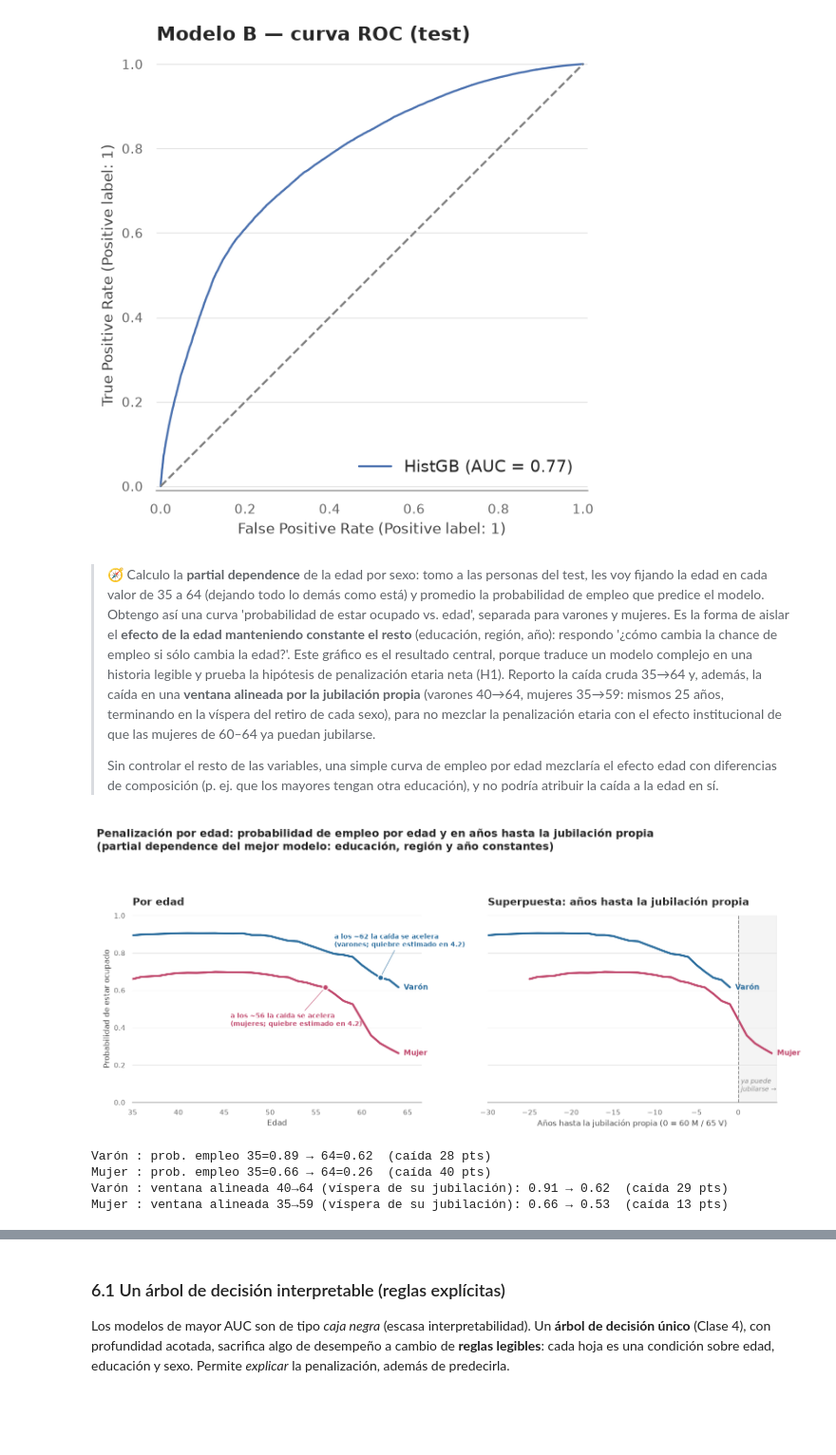
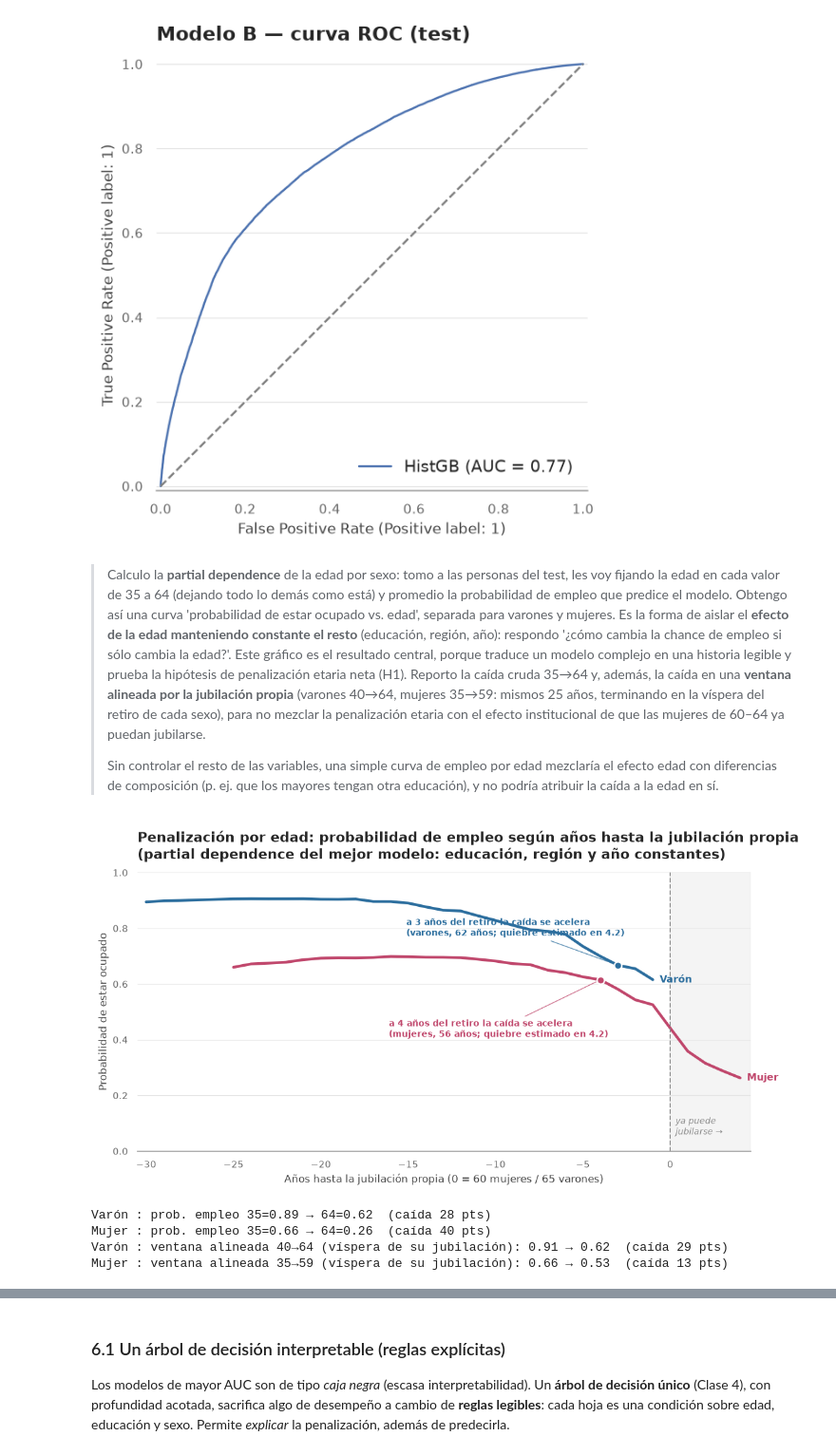
Before and after one commit to nmoguilner/ceia_add, a Jupyter notebook: ML FIUBA/notebooks/entrega.ipynb, the cells around one changed output, grey strips where cells are left out. Shown at 95% size. Cells and saved outputs as stored; diff of their text form; code cells hidden in the pictures; blank space fills up the shorter version.

```diff
--- a/ML FIUBA/notebooks/entrega.ipynb
+++ b/ML FIUBA/notebooks/entrega.ipynb
@@ -1336,57 +1297,52 @@ ROC-AUC en TEST: 0.773
 weighted avg       0.74      0.77      0.73    126919
 [figure]
 # %% [markdown]
-> 🧭 Calculo la **partial dependence** de la edad por sexo: tomo a las personas del test, les voy fijando la edad en cada valor de 35 a 64 (dejando todo lo demás como está) y promedio la probabilidad de empleo que predice el modelo. Obtengo así una curva 'probabilidad de estar ocupado vs. edad', separada para varones y mujeres. Es la forma de aislar el **efecto de la edad manteniendo constante el resto** (educación, región, año): respondo '¿cómo cambia la chance de empleo si sólo cambia la edad?'. Este gráfico es el resultado central, porque traduce un modelo complejo en una historia legible y prueba la hipótesis de penalización etaria neta (H1). Reporto la caída cruda 35→64 y, además, la caída en una **ventana alineada por la jubilación propia** (varones 40→64, mujeres 35→59: mismos 25 años, terminando en la víspera del retiro de cada sexo), para no mezclar la penalización etaria con el efecto institucional de que las mujeres de 60–64 ya puedan jubilarse.
+> Calculo la **partial dependence** de la edad por sexo: tomo a las personas del test, les voy fijando la edad en cada valor de 35 a 64 (dejando todo lo demás como está) y promedio la probabilidad de empleo que predice el modelo. Obtengo así una curva 'probabilidad de estar ocupado vs. edad', separada para varones y mujeres. Es la forma de aislar el **efecto de la edad manteniendo constante el resto** (educación, región, año): respondo '¿cómo cambia la chance de empleo si sólo cambia la edad?'. Este gráfico es el resultado central, porque traduce un modelo complejo en una historia legible y prueba la hipótesis de penalización etaria neta (H1). Reporto la caída cruda 35→64 y, además, la caída en una **ventana alineada por la jubilación propia** (varones 40→64, mujeres 35→59: mismos 25 años, terminando en la víspera del retiro de cada sexo), para no mezclar la penalización etaria con el efecto institucional de que las mujeres de 60–64 ya puedan jubilarse.
 >
 > Sin controlar el resto de las variables, una simple curva de empleo por edad mezclaría el efecto edad con diferencias de composición (p. ej. que los mayores tengan otra educación), y no podría atribuir la caída a la edad en sí.
 # %%
 # --- Resultado central: penalización por edad (partial dependence de edad por sexo) ---
 edades = np.arange(35, 65)
-fig, ax = plt.subplots(1, 2, figsize=(13.5, 5.4), sharey=True)
+fig, ax = plt.subplots(figsize=(10, 5.4))
 caidas, probs_sexo = {}, {}
 for sx, col in [("Varón", VAR), ("Mujer", MUJ)]:
     base = Xc_te[Xc_te.sexo == sx].copy()          # personas reales de ese sexo (test)
     # para cada edad: fijo esa edad en TODA la sub-muestra (lo demás intacto) y
     # promedio la prob. de empleo predicha -> efecto de la edad "todo lo demás constante"
     probs = np.array([best_clf.predict_proba(base.assign(edad=e))[:, 1].mean() for e in edades])
-    ax[0].plot(edades, probs, color=col, lw=2.8)
-    fin_de_linea(ax[0], 64, probs[-1], sx, col)
-    k = BK[sx]["aceleracion"]                       # quiebre estimado en la sección 4.2
+    ts = edades - RET[sx]                          # eje: años hasta la jubilación propia
+    ax.plot(ts, probs, color=col, lw=2.8)
+    fin_de_linea(ax, ts[-1], probs[-1], sx, col)
+    k = BK[sx]["aceleracion"]; kt = k - RET[sx]    # quiebre estimado en 4.2, en el eje t
     if edades[0] <= k <= edades[-1]:
-        marca_quiebre(ax[0], k, probs[k - edades[0]], col,
-                      f"a los ~{k} la caída se acelera\n({'varones' if sx == 'Varón' else 'mujeres'}; quiebre estimado en 4.2)",
-                      dx=(-62 if sx == "Varón" else -128), dy=(42 if sx == "Varón" else -52))
-    # panel derecho: la MISMA curva, con el eje en años hasta la jubilación propia
-    ts = edades - RET[sx]
-    ax[1].plot(ts, probs, color=col, lw=2.8)
-    fin_de_linea(ax[1], ts[-1], probs[-1], sx, col)
+        marca_quiebre(ax, kt, probs[k - edades[0]], col,
+                      f"a {-kt} años del retiro la caída se acelera\n({'varones' if sx == 'Varón' else 'mujeres'}, {k} años; quiebre estimado en 4.2)",
+                      dx=(-215 if sx == "Varón" else -215), dy=(30 if sx == "Varón" else -58))
     caidas[sx] = (probs[0], probs[-1])              # prob. a los 35 y a los 64
     probs_sexo[sx] = probs
-ax[1].axvspan(0, 4.6, color=GRIS, alpha=.09, zorder=0)
-ax[1].axvline(0, ls="--", c=GRIS, lw=1.2)
-ax[1].text(0.3, 0.06, "ya puede\njubilarse →", color=GRIS, fontsize=9, style="italic")
-estilo_serie(ax[0], "Por edad", "Edad", "Probabilidad de estar ocupado")
-estilo_serie(ax[1], "Superpuesta: años hasta la jubilación propia",
-             "Años hasta la jubilación propia (0 = 60 M / 65 V)", "")
-ax[0].set_ylim(0, 1); ax[0].set_xlim(35, 66.5); ax[1].set_xlim(-30, 4.6)
-fig.suptitle("Penalización por edad: probabilidad de empleo por edad y en años hasta la jubilación propia\n"
-             "(partial dependence del mejor modelo: educación, región y año constantes)",
-             x=0.005, ha="left", y=1.08, fontsize=14.5, fontweight="semibold")
+ax.axvspan(0, 4.6, color=GRIS, alpha=.09, zorder=0)
+ax.axvline(0, ls="--", c=GRIS, lw=1.2)
+ax.text(0.3, 0.06, "ya puede\njubilarse →", color=GRIS, fontsize=9, style="italic")
+estilo_serie(ax, "Penalización por edad: probabilidad de empleo según años hasta la jubilación propia\n"
+                 "(partial dependence del mejor modelo: educación, región y año constantes)",
+             "Años hasta la jubilación propia (0 = 60 mujeres / 65 varones)",
+             "Probabilidad de estar ocupado")
+ax.set_ylim(0, 1); ax.set_xlim(-30.5, 4.6)
 plt.tight_layout(); plt.savefig(FIG / "pdp_edad_empleo.png"); plt.show()
 
 for sx, (p0, p1) in caidas.items():
     print(f"{sx:6}: prob. empleo 35={p0:.2f} → 64={p1:.2f}  (caída {100*(p0-p1):.0f} pts)")
 
 # caída en la VENTANA ALINEADA por jubilación propia: mismos 25 años, hasta la víspera del retiro
 caidas_alin = {}
 for sx in ["Varón", "Mujer"]:
     a0, a1 = RET[sx] - 25, RET[sx] - 1                  # varón 40→64, mujer 35→59
     p0, p1 = probs_sexo[sx][a0 - 35], probs_sexo[sx][a1 - 35]
     caidas_alin[sx] = (p0, p1)
     print(f"{sx:6}: ventana alineada {a0}→{a1} (víspera de su jubilación): "
           f"{p0:.2f} → {p1:.2f}  (caída {100*(p0-p1):.0f} pts)")
 # %% [output]
-[figure, old version]
+[figure, new version]
 Varón : prob. empleo 35=0.89 → 64=0.62  (caída 28 pts)
 Mujer : prob. empleo 35=0.66 → 64=0.26  (caída 40 pts)
 Varón : ventana alineada 40→64 (víspera de su jubilación): 0.91 → 0.62  (caída 29 pts)
```
Also changed, not shown: parts of 41 cells of this notebook, 9 other files.
